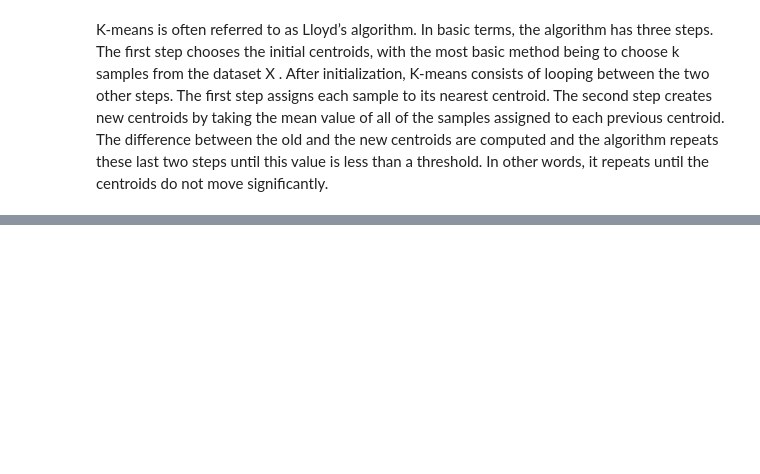
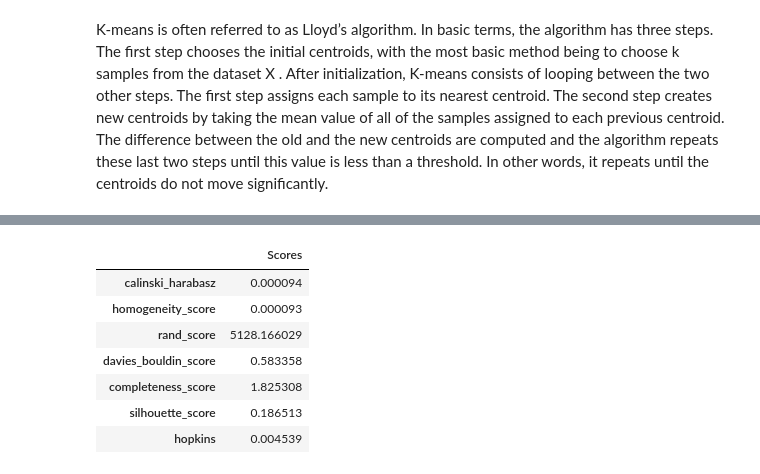
Before and after one commit to MaaniBeigy/mywrench, a Jupyter notebook: notebooks/K-means-Example.ipynb, the cells around one changed output, grey strips where cells are left out. Drawn from its saved outputs; the diff is of its cells as text; code cells hidden in the pictures; blank space fills up the shorter version.

```diff
--- a/notebooks/K-means-Example.ipynb
+++ b/notebooks/K-means-Example.ipynb
@@ -15,0 +83,31 @@ K-means is often referred to as Lloyd’s algorithm. In basic terms, the algorit
+# %%
+kmeans_model = KMeans(n_clusters=4, random_state=1,init='k-means++').fit(X_train)
+labels = kmeans_model.labels_
+
+kmeans_model_pred = KMeans(n_clusters=4, random_state=1,init='k-means++').fit(X_test)
+labels_pred = kmeans_model_pred.labels_
+# %%
+clustering_metrics = {
+    "Scores" : [
+        metrics.completeness_score(labels, labels_pred),
+        metrics.homogeneity_score(labels, labels_pred),
+        metrics.calinski_harabasz_score(X_train, labels),
+        metrics.rand_score(labels, labels_pred),
+        metrics.davies_bouldin_score(X_train, labels),
+        metrics.silhouette_score(X_train, labels),
+        hopkins(x,64074)
+    ]}
+df_Metrics = pd.DataFrame(data=clustering_metrics, index=["calinski_harabasz",
+ "homogeneity_score","rand_score", "davies_bouldin_score", "completeness_score",
+  "silhouette_score", "hopkins"])
+# %%
+df_Metrics
+# %% [output]
+|  | Scores |
+| calinski_harabasz | 0.000094 |
+| homogeneity_score | 0.000093 |
+| rand_score | 5128.166029 |
+| davies_bouldin_score | 0.583358 |
+| completeness_score | 1.825308 |
+| silhouette_score | 0.186513 |
+| hopkins | 0.004539 |
```
Also changed, not shown: parts of 6 cells of this notebook.
